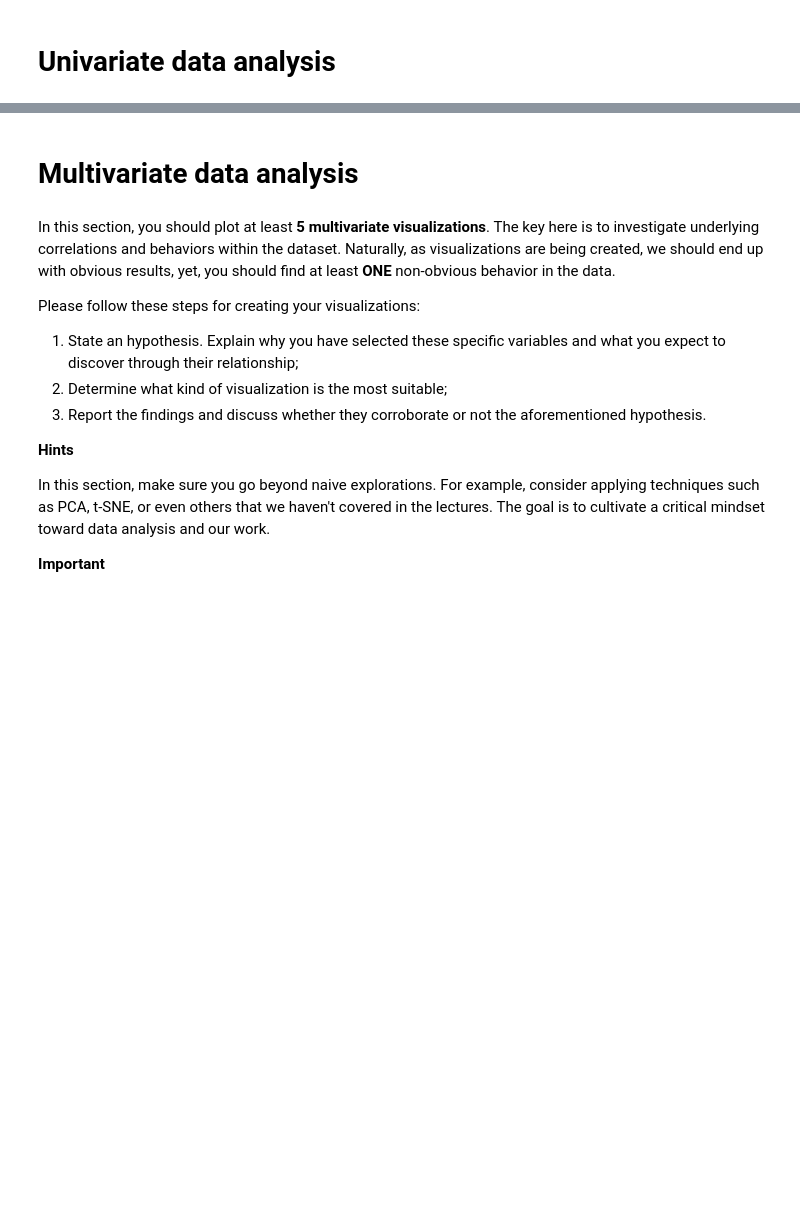
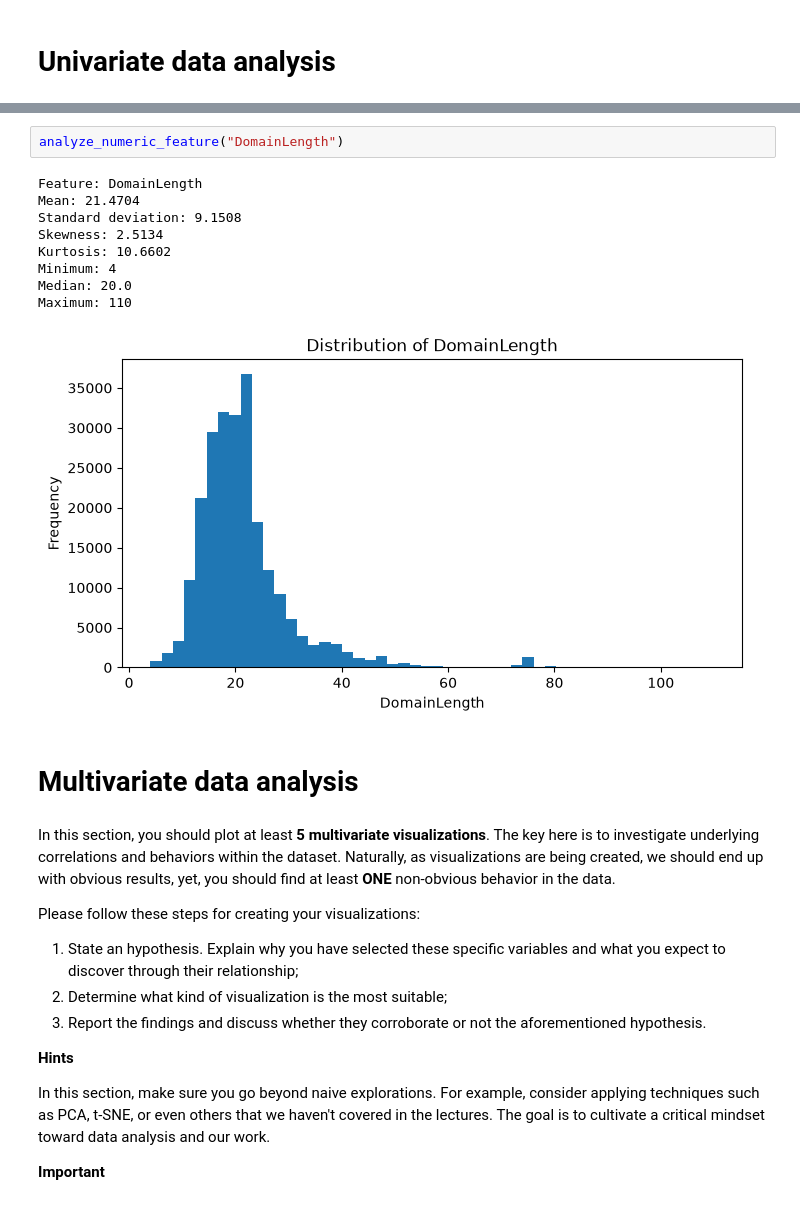
Before and after one commit to luiz-matoso/phiusiil-phishing-analysis, a Jupyter notebook: notebooks/2026_2_BCC_DS_TDEProjectTemplate.ipynb, the cells around one changed output, grey strips where cells are left out. Drawn from its saved outputs; the diff is of its cells as text; blank space fills up the shorter version.

```diff
--- a/notebooks/2026_2_BCC_DS_TDEProjectTemplate.ipynb
+++ b/notebooks/2026_2_BCC_DS_TDEProjectTemplate.ipynb
@@ -67,3 +243,15 @@ Ensure that each variable is **plotted correctly** based on its type. For instan
+# %%
+analyze_numeric_feature("DomainLength")
+# %% [output]
+Feature: DomainLength
+Mean: 21.4704
+Standard deviation: 9.1508
+Skewness: 2.5134
+Kurtosis: 10.6602
+Minimum: 4
+Median: 20.0
+Maximum: 110
+[figure, added]
 # %% [markdown]
 # Multivariate data analysis
 # %% [markdown]
```
Also changed, not shown: parts of 20 cells of this notebook.
